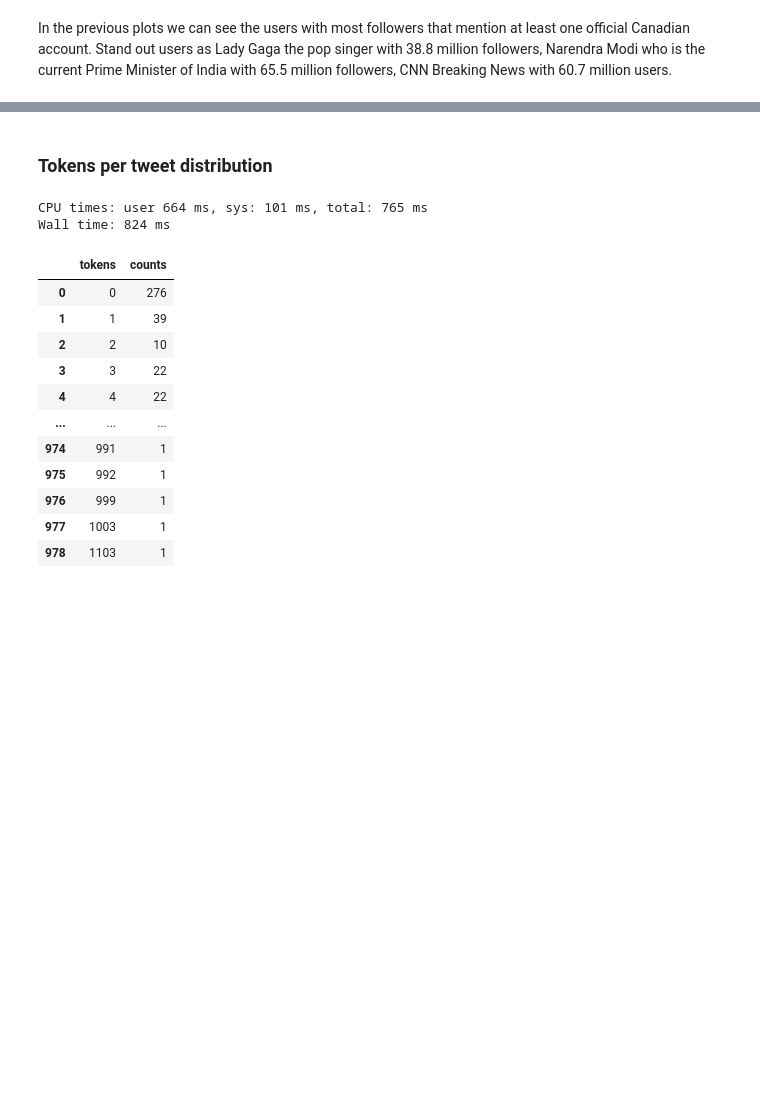
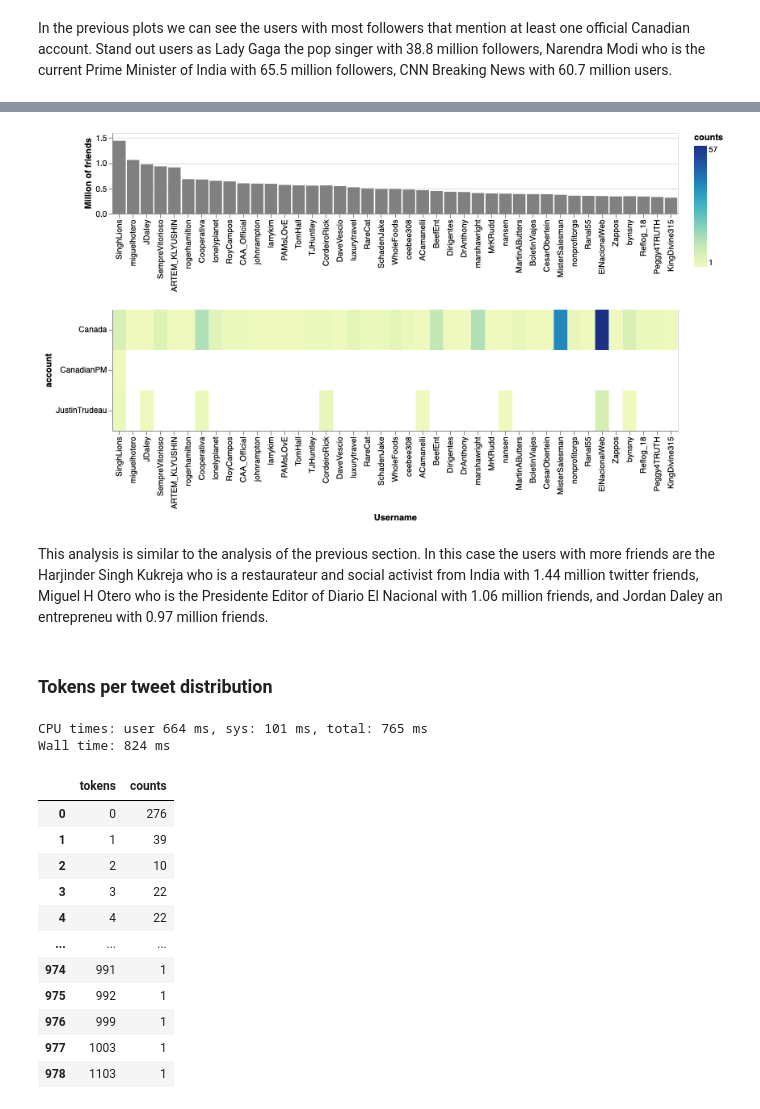
Before and after one commit to vcuspinera/Canada_response_covid, a Jupyter notebook: src/eda.ipynb, the cells around one changed output, grey strips where cells are left out. Cells and saved outputs as stored; diff of their text form; code cells hidden in the pictures; blank space fills up the shorter version.

```diff
--- a/src/eda.ipynb
+++ b/src/eda.ipynb
@@ -321,0 +314,18 @@ In the previous plots we can see the users with most followers that mention at l
+# %%
+%%time
+
+# Dataframe of followers per user user
+df_followers = df_tot[['username', 'friendsCount', 'account']].reset_index(drop=True)#.drop_duplicates(subset=['username'])
+df_followers = df_followers.groupby(['username']).mean().reset_index().sort_values(by=['friendsCount'], ascending=False).reset_index(drop=True)
+df_followers['friends_M'] = df_followers['friendsCount'] / 1_000_000
+df_followers.drop(['friendsCount'], axis=1, inplace=True)
+
+# Dataframe of tweets per official Canada twitter accounts
+df_aux = df_tot[['username', 'account']]
+df_aux['counts'] = 1
+df_aux = df_aux.groupby(['username', 'account']).sum().reset_index()
+# df_aux = df_aux.pivot(index='username', columns='account', values='counts').fillna(0).reset_index()
+
+# merge the previous dataframes
+df_aux = pd.merge(df_aux, df_followers, on='username', how='outer').sort_values(by=['friends_M'], ascending=False).reset_index(drop=True)
+df_aux
@@ -322,3 +348,28 @@ In the previous plots we can see the users with most followers that mention at l
+# %%
+base = alt.Chart(df_aux.head(50)).encode(
+    x=alt.X('username', sort=df_aux['username'].unique()[:1100], title='Username'),
+    y='account'
+).properties(height=150, width=700)
+
+top_hist = base.mark_bar(color="gray").encode(
+    alt.X('username',
+          sort=df_aux['username'].unique()[:1100],
+          title=''
+         ),
+    alt.Y('friends_M', stack=None, title='Million of friends'),
+    tooltip = ['username', 'friends_M']
+).properties(height=100)
+
+heat = base.mark_rect().encode(
+    color='counts',
+    tooltip = ['username', 'friends_M', 'counts']
+)
+
+top_hist & heat
+# %% [output]
+[figure, added]
+# %% [markdown]
+This analysis is similar to the analysis of the previous section. In this case the users with more friends are the Harjinder Singh Kukreja who is a restaurateur and social activist from India with 1.44 million twitter friends, Miguel H Otero who is the Presidente Editor of Diario El Nacional with 1.06 million friends, and Jordan Daley an entrepreneu with 0.97 million friends.
 # %% [markdown]
 ### Tokens per tweet distribution
 # %%
```
Also changed, not shown: parts of 8 cells of this notebook.
